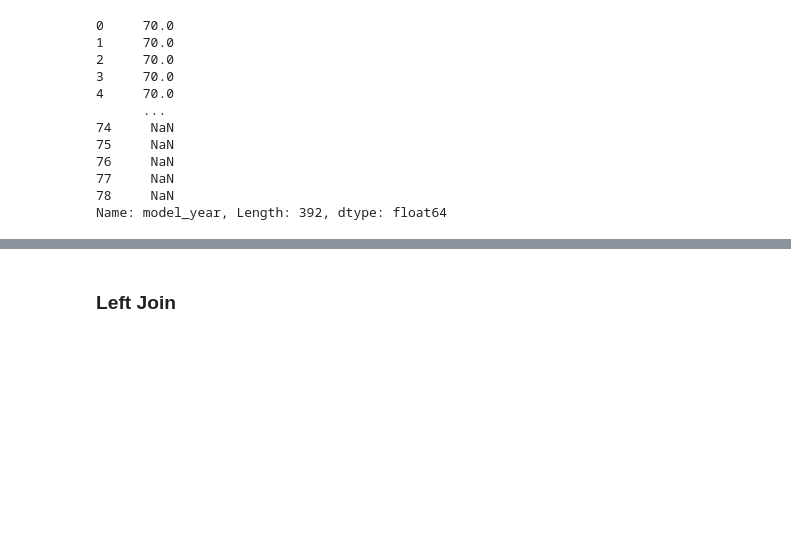
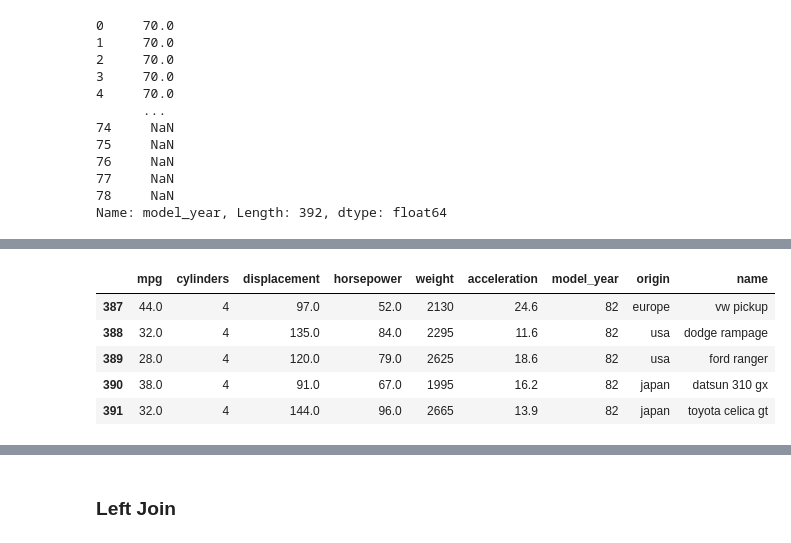
Before and after one commit to jho97/data-analyst-week-2, a Jupyter notebook: may_26/personal_work/Exercise_12.ipynb, the cells around one changed output, grey strips where cells are left out. Drawn from its saved outputs; the diff is of its cells as text; code cells hidden in the pictures; blank space fills up the shorter version.

```diff
--- a/may_26/personal_work/Exercise_12.ipynb
+++ b/may_26/personal_work/Exercise_12.ipynb
@@ -92,0 +122,12 @@ Name: model_year, Length: 392, dtype: float64
+# %%
+cars_all2 = cars_all2.sort_values("model_year").reset_index(drop=True)
+# %%
+cars_all2.head()
+cars_all2.tail()
+# %% [output]
+|  | mpg | cylinders | displacement | horsepower | weight | acceleration | model_year | origin | name |
+| 387 | 44.0 | 4 | 97.0 | 52.0 | 2130 | 24.6 | 82 | europe | vw pickup |
+| 388 | 32.0 | 4 | 135.0 | 84.0 | 2295 | 11.6 | 82 | usa | dodge rampage |
+| 389 | 28.0 | 4 | 120.0 | 79.0 | 2625 | 18.6 | 82 | usa | ford ranger |
+| 390 | 38.0 | 4 | 91.0 | 67.0 | 1995 | 16.2 | 82 | japan | datsun 310 gx |
+| 391 | 32.0 | 4 | 144.0 | 96.0 | 2665 | 13.9 | 82 | japan | toyota celica gt |
```
Also changed, not shown: parts of 79 cells of this notebook.
